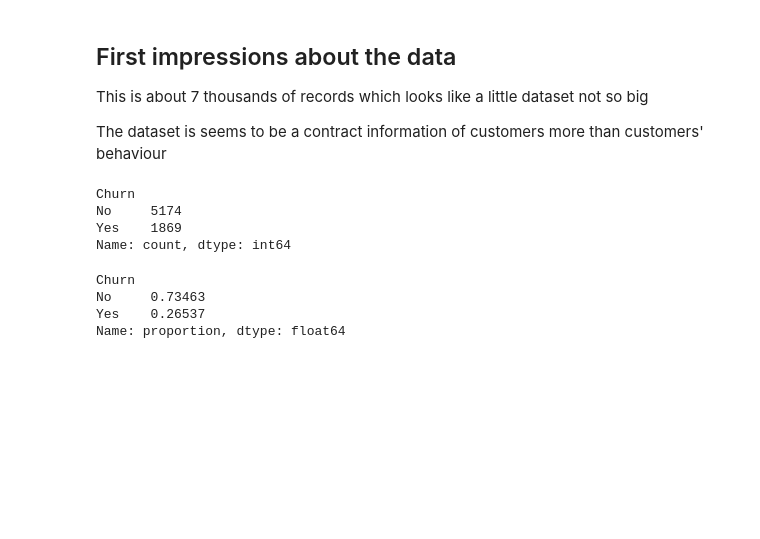
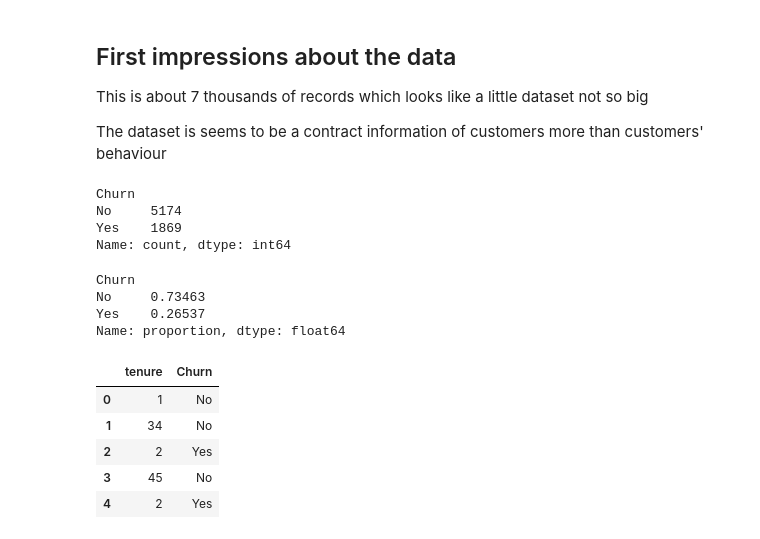
Before and after one commit to mehrdad1992/ai-product-journey, a Jupyter notebook: notebooks/1-data-preparation.ipynb, the cells around one changed output. Saved outputs shown, nothing was run; the diff lists cells and outputs as text; code cells hidden in the pictures; blank space fills up the shorter version.

```diff
--- a/notebooks/1-data-preparation.ipynb
+++ b/notebooks/1-data-preparation.ipynb
@@ -81,3 +81,12 @@ Churn
 No     0.73463
 Yes    0.26537
 Name: proportion, dtype: float64
+# %%
+df[['tenure', 'Churn']].head()
+# %% [output]
+|  | tenure | Churn |
+| 0 | 1 | No |
+| 1 | 34 | No |
+| 2 | 2 | Yes |
+| 3 | 45 | No |
+| 4 | 2 | Yes |
```
Also changed, not shown: parts of 3 cells of this notebook.
